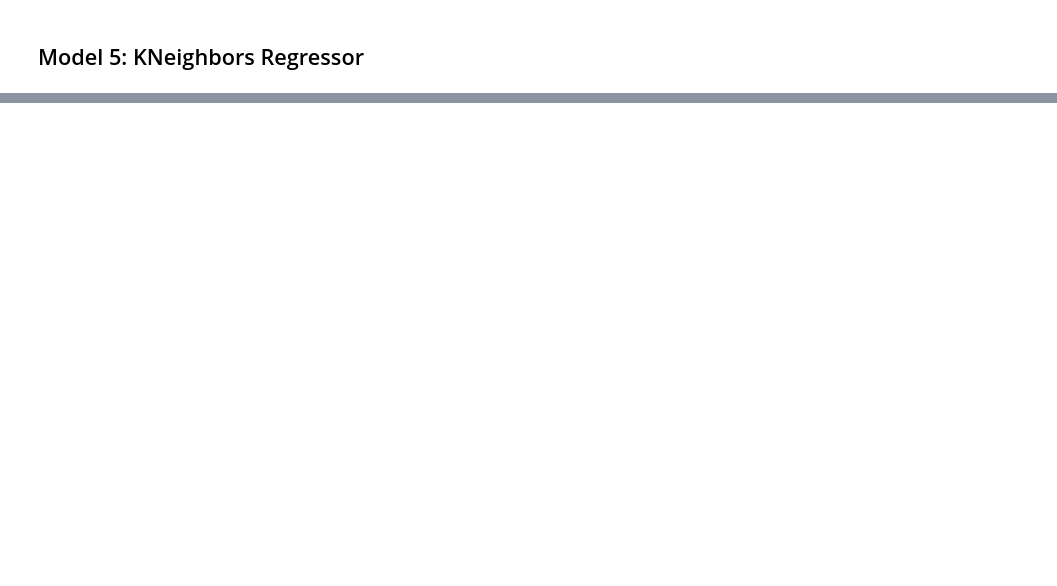
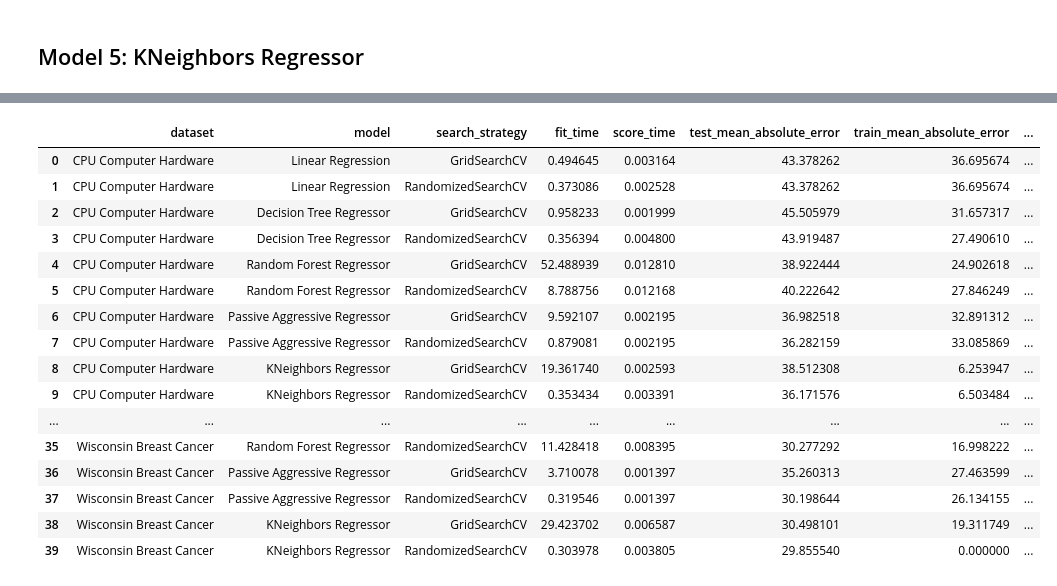
Before and after one commit to TFphoenix/ids-mihaescu-manole, a Jupyter notebook: Laborator9/Laboraor9_solved.ipynb, the cells around one changed output, grey strips where cells are left out. Cells and saved outputs as stored; diff of their text form; code cells hidden in the pictures; blank space fills up the shorter version.

Commit message:
Solved Lab9. Exported results as HTML and stylized items. TODO: models documentation

```diff
--- a/Laborator9/Laboraor9_solved.ipynb
+++ b/Laborator9/Laboraor9_solved.ipynb
@@ -360,0 +1143,22 @@ final_results
+# %%
+final_results_abs = pd.concat([final_results.iloc[:,:3], final_results.iloc[:, 3:].abs()], axis=1)
+final_results_abs.columns = ['dataset', 'model', 'search_strategy', 'fit_time', 'score_time', 'test_mean_absolute_error', 'train_mean_absolute_error','test_mean_squared_error', 'train_mean_squared_error', 'test_median_absolute_error', 'train_median_absolute_error']
+final_results_abs
+# %% [output]
+|  | dataset | model | search_strategy | fit_time | score_time | test_mean_absolute_error | train_mean_absolute_error | ... |
+| 0 | CPU Computer Hardware | Linear Regression | GridSearchCV | 0.494645 | 0.003164 | 43.378262 | 36.695674 | ... |
+| 1 | CPU Computer Hardware | Linear Regression | RandomizedSearchCV | 0.373086 | 0.002528 | 43.378262 | 36.695674 | ... |
+| 2 | CPU Computer Hardware | Decision Tree Regressor | GridSearchCV | 0.958233 | 0.001999 | 45.505979 | 31.657317 | ... |
+| 3 | CPU Computer Hardware | Decision Tree Regressor | RandomizedSearchCV | 0.356394 | 0.004800 | 43.919487 | 27.490610 | ... |
+| 4 | CPU Computer Hardware | Random Forest Regressor | GridSearchCV | 52.488939 | 0.012810 | 38.922444 | 24.902618 | ... |
+| 5 | CPU Computer Hardware | Random Forest Regressor | RandomizedSearchCV | 8.788756 | 0.012168 | 40.222642 | 27.846249 | ... |
+| 6 | CPU Computer Hardware | Passive Aggressive Regressor | GridSearchCV | 9.592107 | 0.002195 | 36.982518 | 32.891312 | ... |
+| 7 | CPU Computer Hardware | Passive Aggressive Regressor | RandomizedSearchCV | 0.879081 | 0.002195 | 36.282159 | 33.085869 | ... |
+| 8 | CPU Computer Hardware | KNeighbors Regressor | GridSearchCV | 19.361740 | 0.002593 | 38.512308 | 6.253947 | ... |
+| 9 | CPU Computer Hardware | KNeighbors Regressor | RandomizedSearchCV | 0.353434 | 0.003391 | 36.171576 | 6.503484 | ... |
+| ... | ... | ... | ... | ... | ... | ... | ... | ... |
+| 35 | Wisconsin Breast Cancer | Random Forest Regressor | RandomizedSearchCV | 11.428418 | 0.008395 | 30.277292 | 16.998222 | ... |
+| 36 | Wisconsin Breast Cancer | Passive Aggressive Regressor | GridSearchCV | 3.710078 | 0.001397 | 35.260313 | 27.463599 | ... |
+| 37 | Wisconsin Breast Cancer | Passive Aggressive Regressor | RandomizedSearchCV | 0.319546 | 0.001397 | 30.198644 | 26.134155 | ... |
+| 38 | Wisconsin Breast Cancer | KNeighbors Regressor | GridSearchCV | 29.423702 | 0.006587 | 30.498101 | 19.311749 | ... |
+| 39 | Wisconsin Breast Cancer | KNeighbors Regressor | RandomizedSearchCV | 0.303978 | 0.003805 | 29.855540 | 0.000000 | ... |
```
Also changed, not shown: parts of 97 cells of this notebook, 7 other files.
